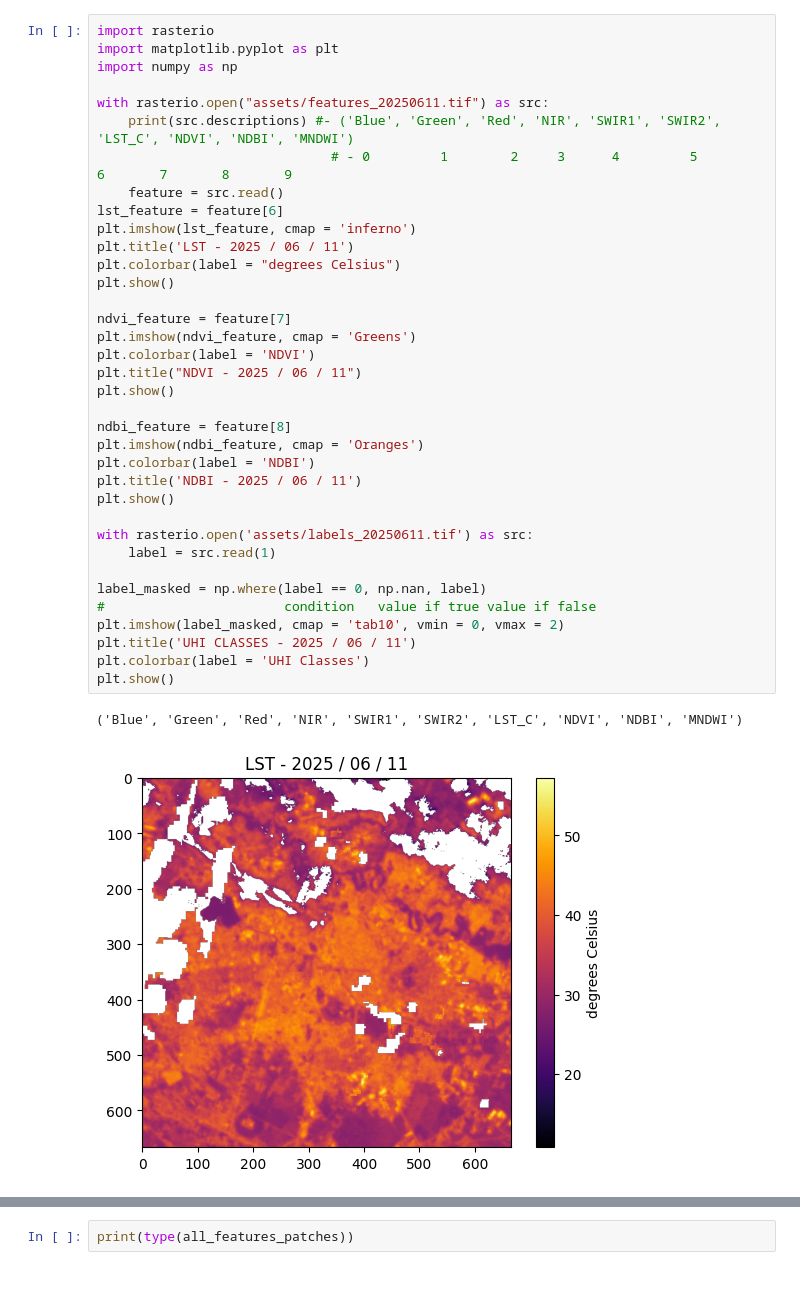
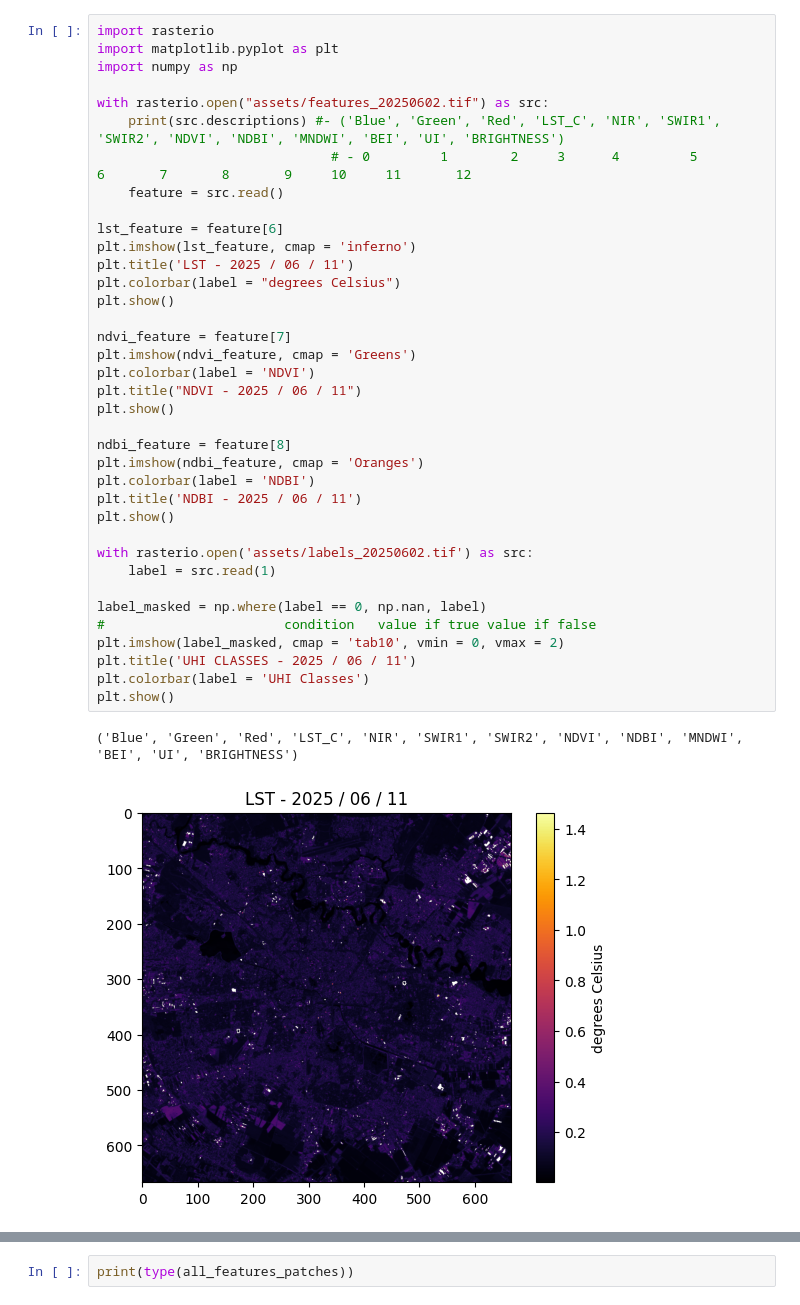
Before and after one commit to adrianmanta02/UHI-Model, a Jupyter notebook: uhi2.ipynb, the cells around one changed output, grey strips where cells are left out. Saved outputs shown, nothing was run; the diff lists cells and outputs as text.

```diff
--- a/uhi2.ipynb
+++ b/uhi2.ipynb
@@ -174,37 +174,38 @@ import rasterio
 import matplotlib.pyplot as plt
 import numpy as np
 
-with rasterio.open("assets/features_20250611.tif") as src:
-    print(src.descriptions) #- ('Blue', 'Green', 'Red', 'NIR', 'SWIR1', 'SWIR2', 'LST_C', 'NDVI', 'NDBI', 'MNDWI')
-                              # - 0         1        2     3      4         5         6       7       8       9
+with rasterio.open("assets/features_20250602.tif") as src:
+    print(src.descriptions) #- ('Blue', 'Green', 'Red', 'LST_C', 'NIR', 'SWIR1', 'SWIR2', 'NDVI', 'NDBI', 'MNDWI', 'BEI', 'UI', 'BRIGHTNESS')
+                              # - 0         1        2     3      4         5         6       7       8       9     10     11       12
     feature = src.read()
+
 lst_feature = feature[6]
 plt.imshow(lst_feature, cmap = 'inferno')
 plt.title('LST - 2025 / 06 / 11')
 plt.colorbar(label = "degrees Celsius")
 plt.show()
 
 ndvi_feature = feature[7]
 plt.imshow(ndvi_feature, cmap = 'Greens')
 plt.colorbar(label = 'NDVI')
 plt.title("NDVI - 2025 / 06 / 11")
 plt.show()
 
 ndbi_feature = feature[8]
 plt.imshow(ndbi_feature, cmap = 'Oranges')
 plt.colorbar(label = 'NDBI')
 plt.title('NDBI - 2025 / 06 / 11')
 plt.show()
 
-with rasterio.open('assets/labels_20250611.tif') as src:
+with rasterio.open('assets/labels_20250602.tif') as src:
     label = src.read(1)
 
 label_masked = np.where(label == 0, np.nan, label)
 #                       condition   value if true value if false
 plt.imshow(label_masked, cmap = 'tab10', vmin = 0, vmax = 2)
 plt.title('UHI CLASSES - 2025 / 06 / 11')
 plt.colorbar(label = 'UHI Classes')
 plt.show()
 # %% [output]
-('Blue', 'Green', 'Red', 'NIR', 'SWIR1', 'SWIR2', 'LST_C', 'NDVI', 'NDBI', 'MNDWI')
+('Blue', 'Green', 'Red', 'LST_C', 'NIR', 'SWIR1', 'SWIR2', 'NDVI', 'NDBI', 'MNDWI', 'BEI', 'UI', 'BRIGHTNESS')
-[figure, old version]
+[figure, new version]
```
Also changed, not shown: parts of 27 cells of this notebook.
